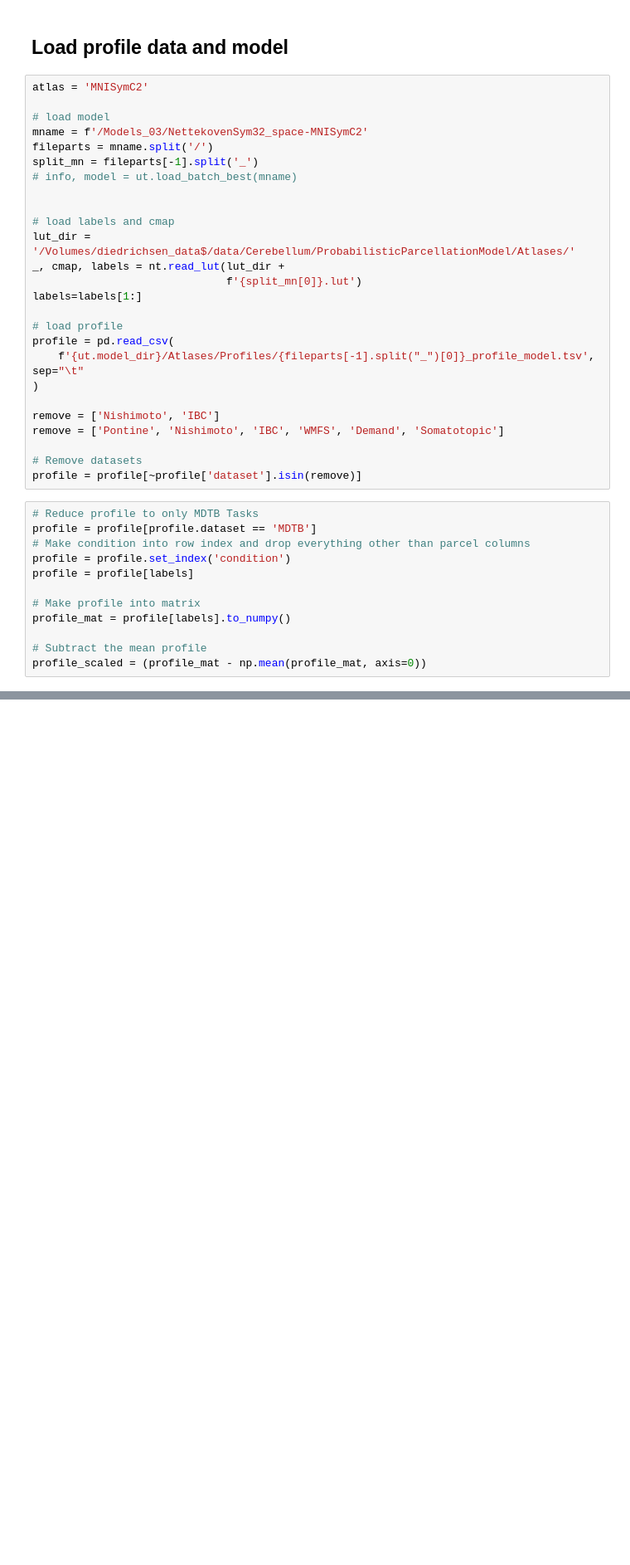
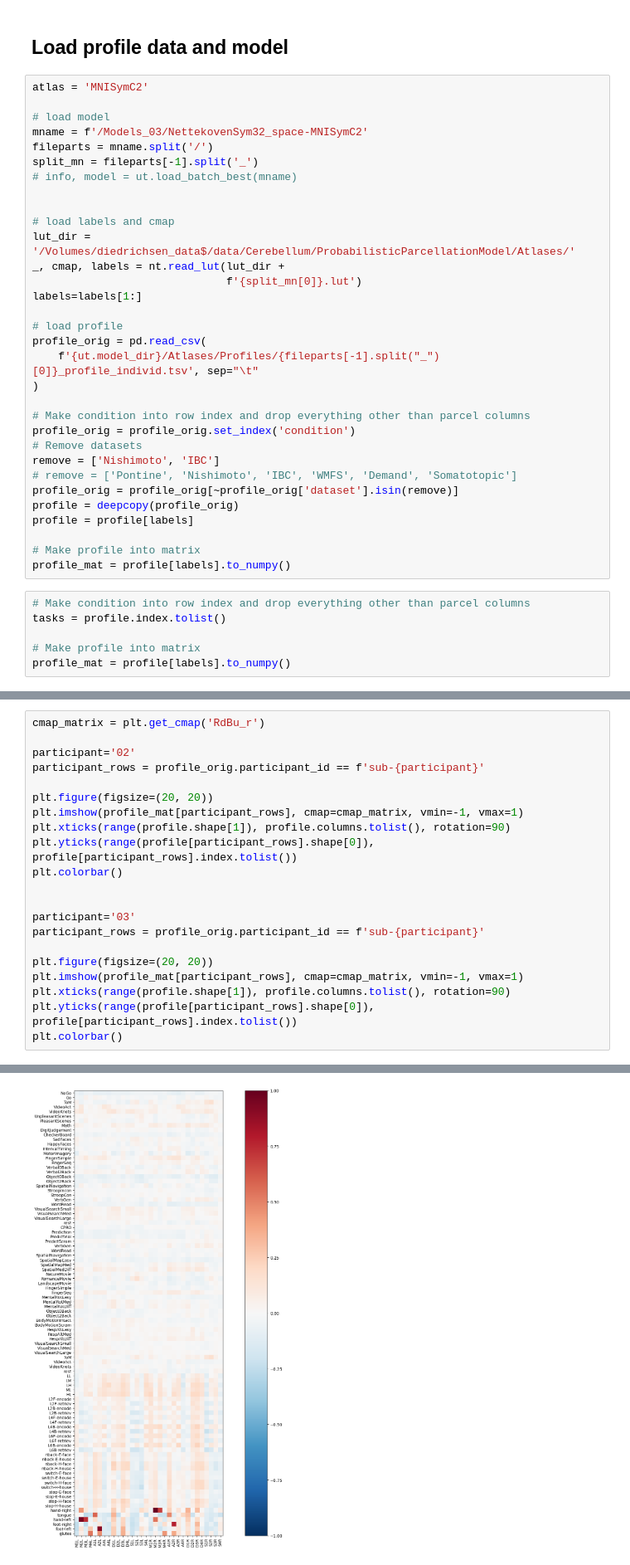
Before and after one commit to DiedrichsenLab/ProbabilisticParcellation, a Jupyter notebook: notebooks/atlas_paper/cognitive_features_all.ipynb, the cells around one changed output, grey strips where cells are left out. Shown at 83% size. Saved outputs shown, nothing was run; the diff lists cells and outputs as text; blank space fills up the shorter version.

Commit message:
Updated feature modelling

```diff
--- a/notebooks/atlas_paper/cognitive_features_all.ipynb
+++ b/notebooks/atlas_paper/cognitive_features_all.ipynb
@@ -42,24 +42,24 @@ _, cmap, labels = nt.read_lut(lut_dir +
 labels=labels[1:]
 
 # load profile
-profile = pd.read_csv(
-    f'{ut.model_dir}/Atlases/Profiles/{fileparts[-1].split("_")[0]}_profile_model.tsv', sep="\t"
+profile_orig = pd.read_csv(
+    f'{ut.model_dir}/Atlases/Profiles/{fileparts[-1].split("_")[0]}_profile_individ.tsv', sep="\t"
 )
 
+# Make condition into row index and drop everything other than parcel columns
+profile_orig = profile_orig.set_index('condition')
+# Remove datasets
 remove = ['Nishimoto', 'IBC']
-remove = ['Pontine', 'Nishimoto', 'IBC', 'WMFS', 'Demand', 'Somatotopic']
+# remove = ['Pontine', 'Nishimoto', 'IBC', 'WMFS', 'Demand', 'Somatotopic']
+profile_orig = profile_orig[~profile_orig['dataset'].isin(remove)]
+profile = deepcopy(profile_orig)
+profile = profile[labels]
 
-# Remove datasets
-profile = profile[~profile['dataset'].isin(remove)]
+# Make profile into matrix
+profile_mat = profile[labels].to_numpy()
 # %%
-# Reduce profile to only MDTB Tasks
-profile = profile[profile.dataset == 'MDTB']
 # Make condition into row index and drop everything other than parcel columns
-profile = profile.set_index('condition')
-profile = profile[labels]
+tasks = profile.index.tolist()
 
 # Make profile into matrix
 profile_mat = profile[labels].to_numpy()
-
-# Subtract the mean profile
-profile_scaled = (profile_mat - np.mean(profile_mat, axis=0))
@@ -77,0 +68,22 @@ plt.imshow(profile_mat.T)
+# %%
+cmap_matrix = plt.get_cmap('RdBu_r')
+
+participant='02'
+participant_rows = profile_orig.participant_id == f'sub-{participant}'
+
+plt.figure(figsize=(20, 20))
+plt.imshow(profile_mat[participant_rows], cmap=cmap_matrix, vmin=-1, vmax=1)
+plt.xticks(range(profile.shape[1]), profile.columns.tolist(), rotation=90)
+plt.yticks(range(profile[participant_rows].shape[0]), profile[participant_rows].index.tolist())
+plt.colorbar()
+
+
+participant='03'
+participant_rows = profile_orig.participant_id == f'sub-{participant}'
+
+plt.figure(figsize=(20, 20))
+plt.imshow(profile_mat[participant_rows], cmap=cmap_matrix, vmin=-1, vmax=1)
+plt.xticks(range(profile.shape[1]), profile.columns.tolist(), rotation=90)
+plt.yticks(range(profile[participant_rows].shape[0]), profile[participant_rows].index.tolist())
+plt.colorbar()
+# %% [output]
@@ -77,0 +91 @@ plt.imshow(profile_mat.T)
+[figure, added]
```
Also changed, not shown: parts of 22 cells of this notebook, 2 other files.
